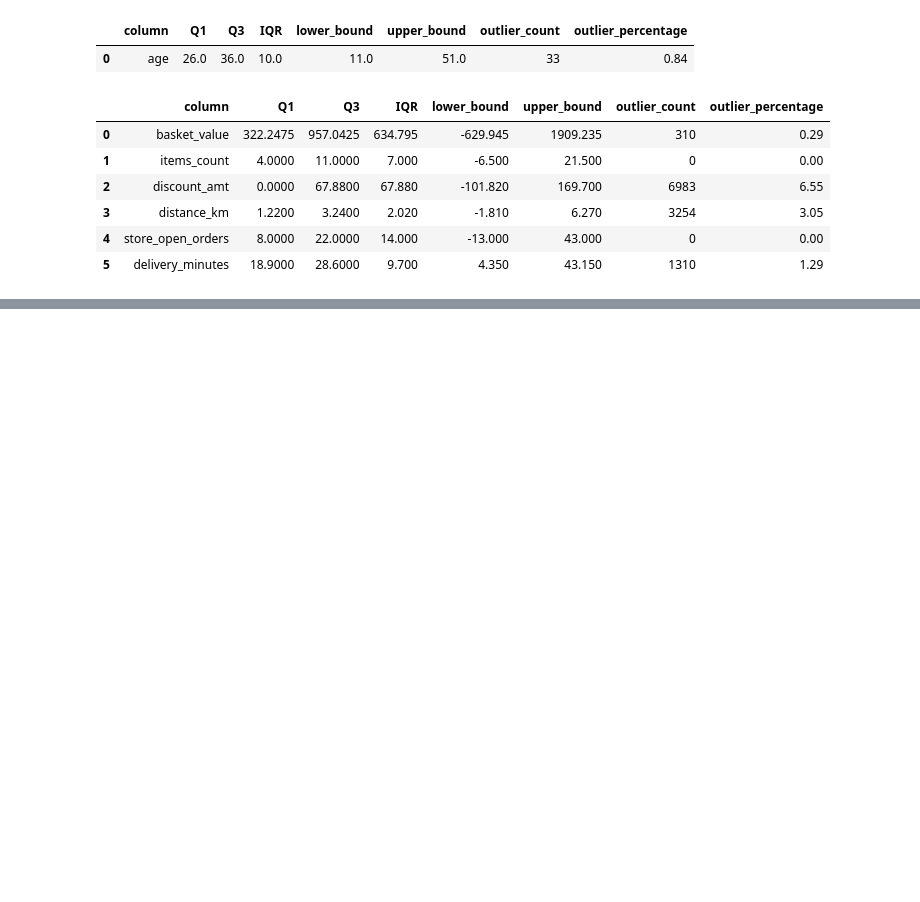
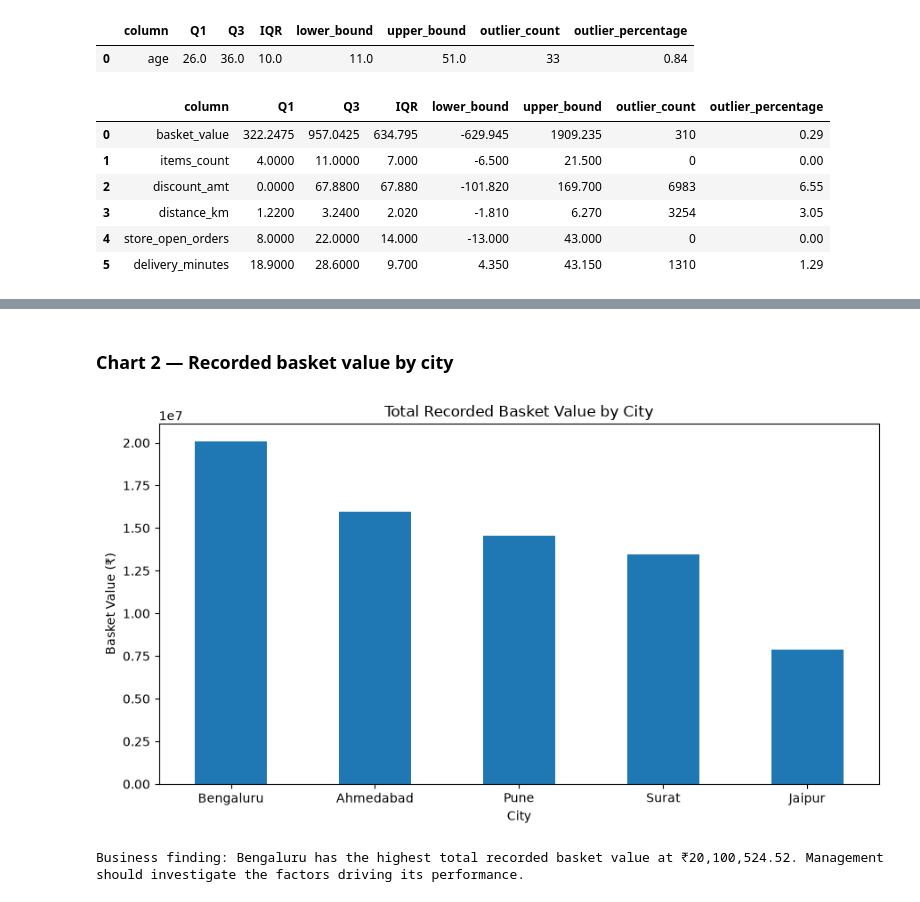
Before and after one commit to chauhankeval33/QuickCart, a Jupyter notebook: notebooks/01_eda.ipynb, the cells around one changed output, grey strips where cells are left out. Drawn from its saved outputs; the diff is of its cells as text; code cells hidden in the pictures; blank space fills up the shorter version.

```diff
--- a/notebooks/01_eda.ipynb
+++ b/notebooks/01_eda.ipynb
@@ -361,0 +390,70 @@ display(order_outliers)
+# %% [markdown]
+### Chart 2 — Recorded basket value by city
+# %%
+import matplotlib.pyplot as plt
+
+# Create a cleaned copy of the customer data
+customers_clean = customers.copy()
+
+# Standardize city names
+customers_clean["city"] = (
+    customers_clean["city"]
+    .astype("string")
+    .str.strip()
+    .str.lower()
+)
+
+# Map city names to consistent labels
+city_mapping = {
+    "bengaluru": "Bengaluru",
+    "bangalore": "Bengaluru",
+    "ahmedabad": "Ahmedabad",
+    "pune": "Pune",
+    "surat": "Surat",
+    "jaipur": "Jaipur"
+}
+
+customers_clean["city"] = (
+    customers_clean["city"]
+    .map(city_mapping)
+    .fillna(customers_clean["city"].str.title())
+)
+
+# Merge cleaned customer cities with orders
+city_orders = orders_data.merge(
+    customers_clean[["customer_id", "city"]],
+    on="customer_id",
+    how="left",
+    validate="many_to_one"
+)
+
+# Calculate total basket value by city
+city_value = (
+    city_orders.groupby("city")["basket_value"]
+    .sum()
+    .sort_values(ascending=False)
+)
+
+# Plot the chart
+plt.figure(figsize=(9, 5))
+city_value.plot(kind="bar")
+
+plt.title("Total Recorded Basket Value by City")
+plt.xlabel("City")
+plt.ylabel("Basket Value (₹)")
+plt.xticks(rotation=0)
+plt.tight_layout()
+plt.show()
+
+# Generate a finding from the actual results
+top_city = city_value.idxmax()
+top_value = city_value.max()
+
+print(
+    f"Business finding: {top_city} has the highest total "
+    f"recorded basket value at ₹{top_value:,.2f}. "
+    "Management should investigate the factors driving its performance."
+)
+# %% [output]
+[figure, added]
+Business finding: Bengaluru has the highest total recorded basket value at ₹20,100,524.52. Management should investigate the factors driving its performance.
```
Also changed, not shown: parts of 9 cells of this notebook.
